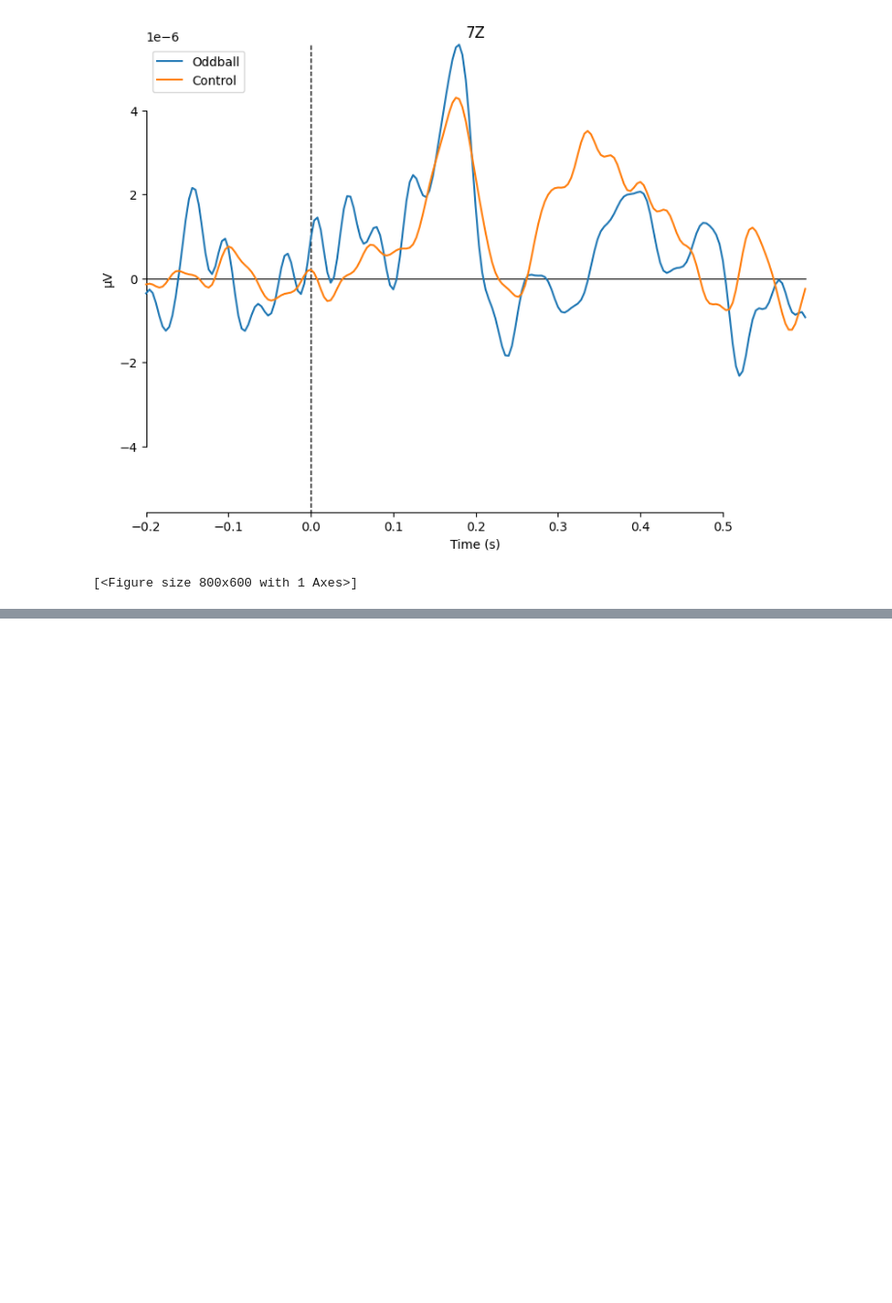
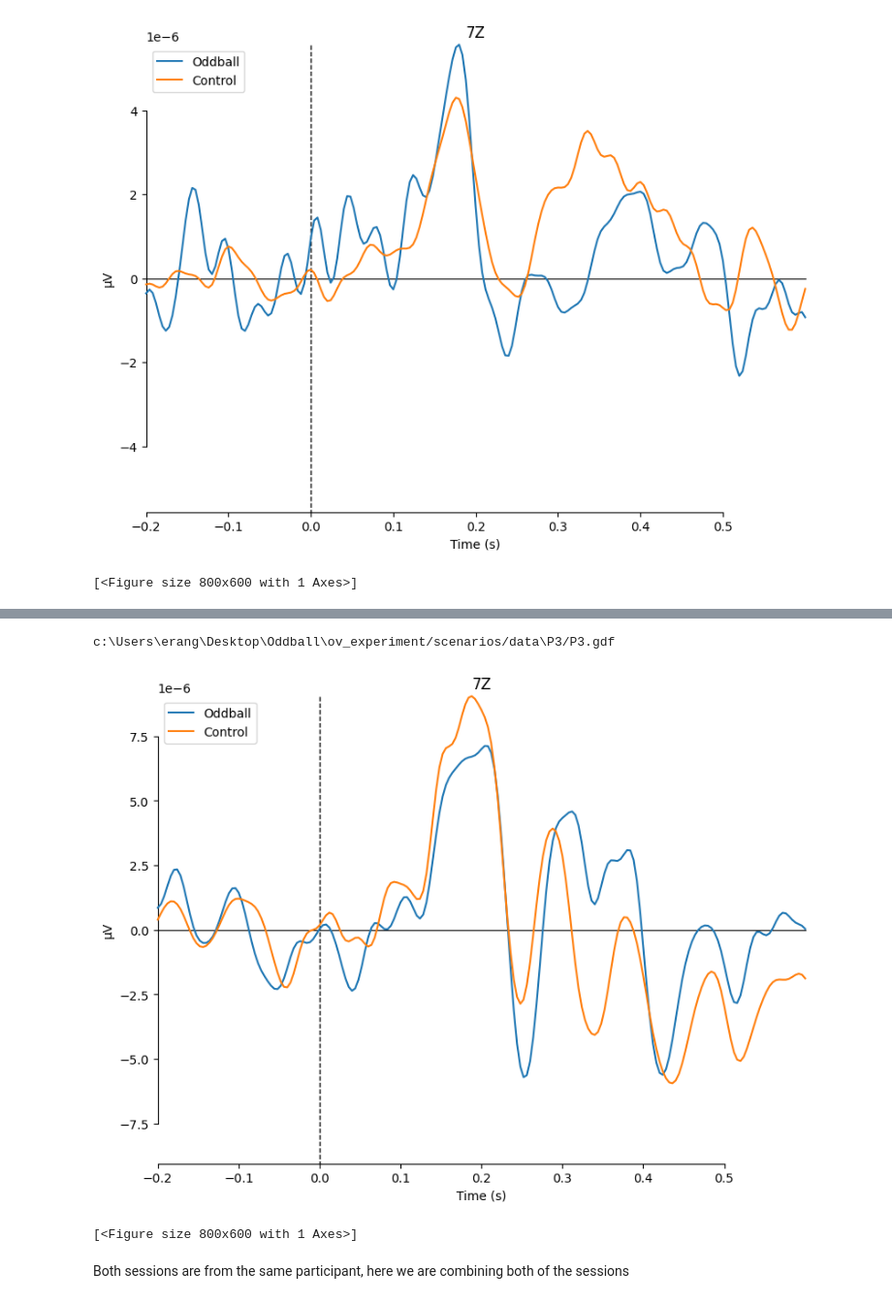
Before and after one commit to ovi-lab/EEG-oddball-task, a Jupyter notebook: src/main.ipynb, the cells around one changed output, grey strips where cells are left out. Shown at 97% size. Drawn from its saved outputs; the diff is of its cells as text; code cells hidden in the pictures; blank space fills up the shorter version.

```diff
--- a/src/main.ipynb
+++ b/src/main.ipynb
@@ -55,0 +69,26 @@ c:\Users\erang\Desktop\Oddball\ov_experiment/scenarios/data\P2/P2.gdf
+# %%
+participant_id = 3
+
+# loading data
+raw = analysis.processing.loadData(participant_id)
+
+# preprocessig
+raw = analysis.processing.preprocessing(raw)
+
+#generate epochs
+epochs_3, event_dict = analysis.processing.eventEpochdata(raw)
+
+
+oddball = epochs_3["visual/image_display/onset/stimulus/non_freq"].average()
+control = epochs_3["visual/image_display/onset/stimulus/freq"].average()
+
+#PZ ~ 7Z
+
+evokeds = dict(Oddball=oddball, Control=control)
+mne.viz.plot_compare_evokeds(evokeds, picks=['7Z'])
+# %% [output]
+c:\Users\erang\Desktop\Oddball\ov_experiment/scenarios/data\P3/P3.gdf
+[figure, added]
+[<Figure size 800x600 with 1 Axes>]
+# %% [markdown]
+Both sessions are from the same participant, here we are combining both of the sessions
```
Also changed, not shown: parts of 3 cells of this notebook, 4 other files.
